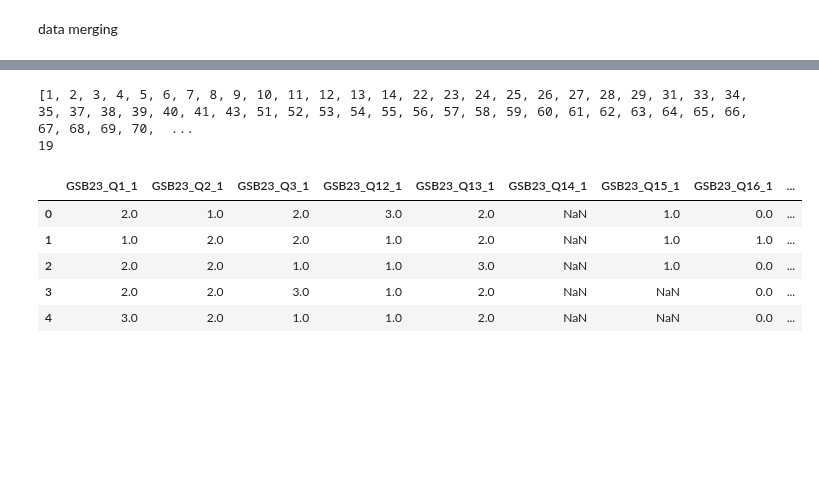
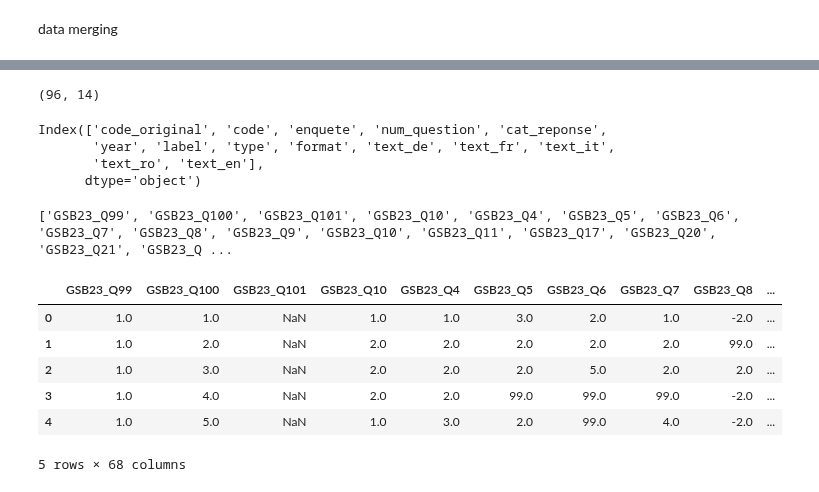
Before and after one commit to hhueber/IDHEAP-Datahub, a Jupyter notebook: data_treatment.ipynb, the cells around one changed output, grey strips where cells are left out. Saved outputs shown, nothing was run; the diff lists cells and outputs as text; code cells hidden in the pictures; blank space fills up the shorter version.

```diff
--- a/data_treatment.ipynb
+++ b/data_treatment.ipynb
@@ -91,0 +74,10 @@ df_first_subquestions.head(100)
+# %%
+df_base_questions = df_codebook_23[df_codebook_23['code'].str.contains(r'GSB23_Q\d+\b')]
+base_question_ids = df_base_questions['code'].str.extract(r'GSB23_Q(\d+)')[0].astype(int).unique()
+df_suffix_questions = df_codebook_23[df_codebook_23['code'].str.contains(r'GSB23_Q\d+_1\b')]
+for question_id in base_question_ids:
+    df_suffix_questions = df_suffix_questions[~df_suffix_questions['code'].str.contains(f'GSB23_Q{question_id}_1\b')]
+df_first_subquestions = pd.concat([df_base_questions, df_suffix_questions], ignore_index=True)
+df_first_subquestions.reset_index(drop=True, inplace=True)
+
+df_first_subquestions[df_first_subquestions['num_question'] == 'Q1']
@@ -129,27 +144,38 @@ df_combined.head(25)
+# %%
+df_combined.shape
+# %% [output]
+(96, 14)
+# %%
+df_combined.columns
+# %% [output]
+Index(['code_original', 'code', 'enquete', 'num_question', 'cat_reponse',
+       'year', 'label', 'type', 'format', 'text_de', 'text_fr', 'text_it',
+       'text_ro', 'text_en'],
+      dtype='object')
 # %%
 with open('municipalities.json', encoding="utf-8") as f:
     municipalities_data = json.load(f)
 
 list_of_commune_ids = [feature['properties']['id'] for feature in municipalities_data['features']]
-print(list_of_commune_ids)
+#print(list_of_commune_ids)
 
-
+# the column GSB23_Q100 contains the commune ids
 df_filtered = df_gsb_23[df_gsb_23['GSB23_Q100'].isin(list_of_commune_ids)]
 
-col_of_interest = ['GSB23_Q1_1', 'GSB23_Q2_1', 'GSB23_Q3_1', 'GSB23_Q12_1', 'GSB23_Q13_1', 'GSB23_Q14_1', 'GSB23_Q15_1', 'GSB23_Q16_1', 'GSB23_Q18_1', 'GSB23_Q19_1', 'GSB23_Mode', 'GSB23_Progress', 'GSB23_Duration', 'GSB23_Finished', 'GSB23_Recorded', 'GSB23_UserLang', 'GSB23_Q99', 'GSB23_Q100', 'GSB23_Q101']
+col_of_interest = df_combined['code_original'].tolist()
 
-print(len(col_of_interest))
+print(col_of_interest)
 # Filtrer seulement les colonnes qui existent dans df_filtered
 col_of_interest_filtered = [col for col in col_of_interest if col in df_filtered.columns]
 
 df_commune_responses = df_filtered[col_of_interest_filtered]
 df_commune_responses.head()
 # %% [output]
-[1, 2, 3, 4, 5, 6, 7, 8, 9, 10, 11, 12, 13, 14, 22, 23, 24, 25, 26, 27, 28, 29, 31, 33, 34, 35, 37, 38, 39, 40, 41, 43, 51, 52, 53, 54, 55, 56, 57, 58, 59, 60, 61, 62, 63, 64, 65, 66, 67, 68, 69, 70,  ...
-19
+['GSB23_Q99', 'GSB23_Q100', 'GSB23_Q101', 'GSB23_Q10', 'GSB23_Q4', 'GSB23_Q5', 'GSB23_Q6', 'GSB23_Q7', 'GSB23_Q8', 'GSB23_Q9', 'GSB23_Q10', 'GSB23_Q11', 'GSB23_Q17', 'GSB23_Q20', 'GSB23_Q21', 'GSB23_Q ...
-|  | GSB23_Q1_1 | GSB23_Q2_1 | GSB23_Q3_1 | GSB23_Q12_1 | GSB23_Q13_1 | GSB23_Q14_1 | GSB23_Q15_1 | GSB23_Q16_1 | ... |
-| 0 | 2.0 | 1.0 | 2.0 | 3.0 | 2.0 | NaN | 1.0 | 0.0 | ... |
-| 1 | 1.0 | 2.0 | 2.0 | 1.0 | 2.0 | NaN | 1.0 | 1.0 | ... |
-| 2 | 2.0 | 2.0 | 1.0 | 1.0 | 3.0 | NaN | 1.0 | 0.0 | ... |
-| 3 | 2.0 | 2.0 | 3.0 | 1.0 | 2.0 | NaN | NaN | 0.0 | ... |
-| 4 | 3.0 | 2.0 | 1.0 | 1.0 | 2.0 | NaN | NaN | 0.0 | ... |
+|  | GSB23_Q99 | GSB23_Q100 | GSB23_Q101 | GSB23_Q10 | GSB23_Q4 | GSB23_Q5 | GSB23_Q6 | GSB23_Q7 | GSB23_Q8 | ... |
+| 0 | 1.0 | 1.0 | NaN | 1.0 | 1.0 | 3.0 | 2.0 | 1.0 | -2.0 | ... |
+| 1 | 1.0 | 2.0 | NaN | 2.0 | 2.0 | 2.0 | 2.0 | 2.0 | 99.0 | ... |
+| 2 | 1.0 | 3.0 | NaN | 2.0 | 2.0 | 2.0 | 5.0 | 2.0 | 2.0 | ... |
+| 3 | 1.0 | 4.0 | NaN | 2.0 | 2.0 | 99.0 | 99.0 | 99.0 | -2.0 | ... |
+| 4 | 1.0 | 5.0 | NaN | 1.0 | 3.0 | 2.0 | 99.0 | 4.0 | -2.0 | ... |
+5 rows × 68 columns
```
Also changed, not shown: parts of 12 cells of this notebook, 1 other file.
